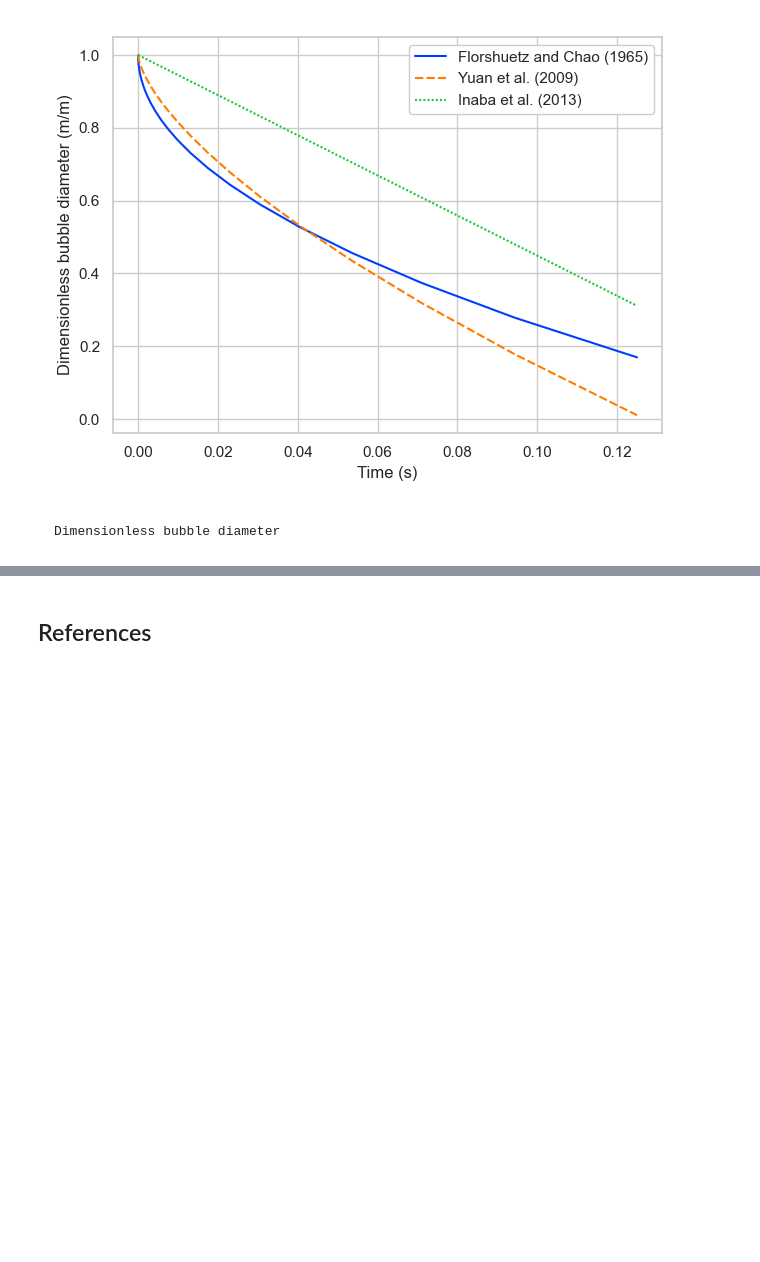
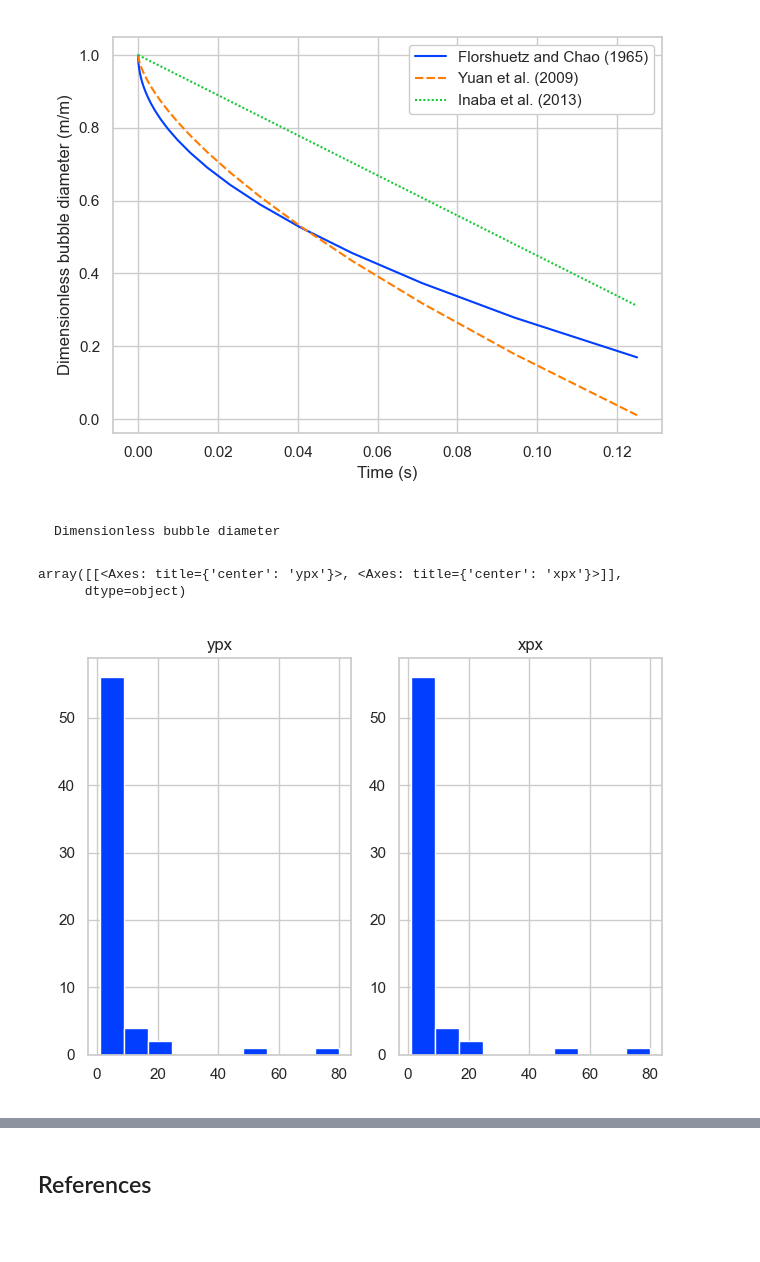
Before and after one commit to sourcery-ai-experiments/boilercv, a Jupyter notebook: docs/correlations.ipynb, the cells around one changed output, grey strips where cells are left out. Cells and saved outputs as stored; diff of their text form; code cells hidden in the pictures; blank space fills up the shorter version.

Commit message:
Prepare to process contours

````diff
--- a/docs/correlations.ipynb
+++ b/docs/correlations.ipynb
@@ -133,3 +133,17 @@ glue("dimensionless-bubble-diameter", fig, display=False)
 ```{glue:figure} dimensionless-bubble-diameter
 Dimensionless bubble diameter
 ```
+# %%
+"""Select the subset of data corresponding to unobstructed bubbles."""
+
+from boilercv.data.sets import get_contours_df, get_dataset
+
+EXAMPLE_UNOBSRUCTED_VIDEO = "2021-01-14T13-46-01"
+
+ds = get_dataset(EXAMPLE_UNOBSRUCTED_VIDEO, stage="filled")
+contours = get_contours_df(EXAMPLE_UNOBSRUCTED_VIDEO)
+contours.loc[pd.IndexSlice[0, :], :].groupby(level="contour").count().hist()
+# %% [output]
+array([[<Axes: title={'center': 'ypx'}>, <Axes: title={'center': 'xpx'}>]],
+      dtype=object)
+[figure, added]
````
Also changed, not shown: parts of 1 cell of this notebook.
